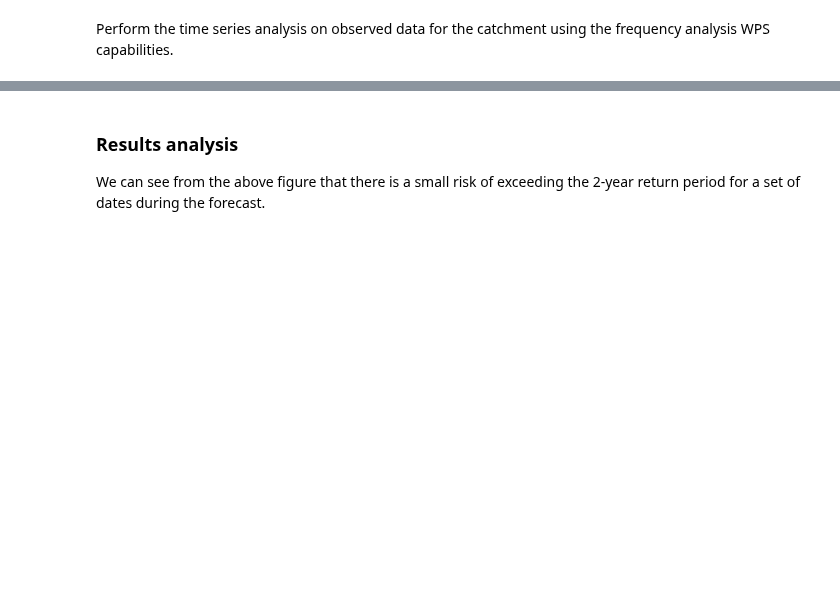
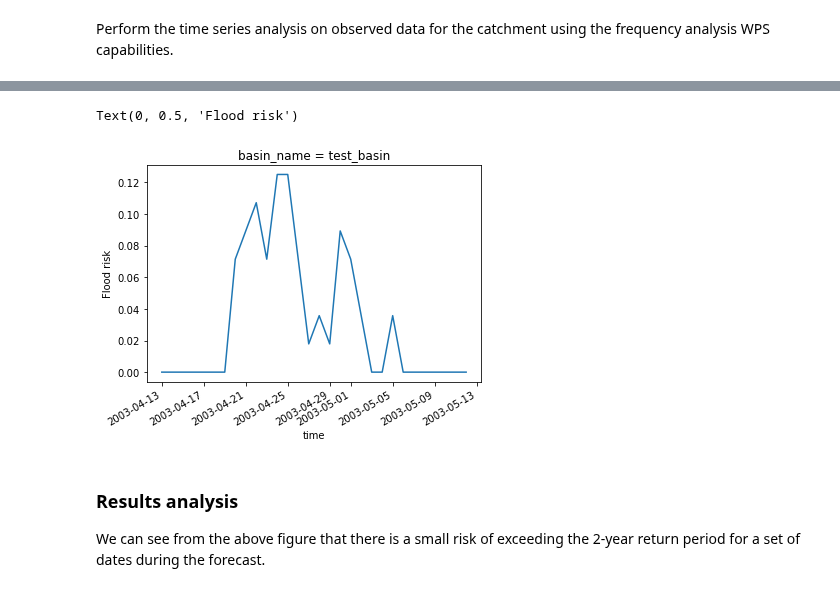
Before and after one commit to Ouranosinc/raven, a Jupyter notebook: docs/source/notebooks/Assess_probabilisitc_flood_risk.ipynb, the cells around one changed output, grey strips where cells are left out. Saved outputs shown, nothing was run; the diff lists cells and outputs as text; code cells hidden in the pictures; blank space fills up the shorter version.

Commit message:
tweaks to risk nb

```diff
--- a/docs/source/notebooks/Assess_probabilisitc_flood_risk.ipynb
+++ b/docs/source/notebooks/Assess_probabilisitc_flood_risk.ipynb
@@ -40,7 +55,6 @@ Here we will connect to the WPS server that performs hydrological modelling and
 # %%
-# Boilerplate, please ignore this
-url = os.environ.get("WPS_URL", "https://pavics.ouranos.ca/twitcher/ows/proxy/raven/wps")
-wps = WPSClient(url)
+raven_url = os.environ.get("WPS_URL", "https://pavics.ouranos.ca/twitcher/ows/proxy/raven/wps")
+wps = WPSClient(raven_url)
 tmp = Path(tempfile.mkdtemp())
 # %%
 # Define some of the catchment properties. Could also be replaced by a call to the properties WPS.
@@ -80,16 +102,21 @@ resp = wps.climatology_esp(fdate,
 # %%
 # Now compute the flood risk given the probabilistic forecast and the threshold associated to the 2-year return
 # period.
 
-# Get 2-year return period from the frequency analysis
-threshold=out.sel(return_period=2).q1maxannual.values
+
+threshold = out.sel(return_period=2).q1maxannual.values
 
 # Run the flood forecast WPS to extract the probability of exceedance
-resp_floodrisk=wps.forecast_floodrisk(fcst=forecast_url, name='q_sim', flood_level=threshold)
+resp_floodrisk = wps.forecast_floodrisk(fcst=forecast_url, name='q_sim', flood_level=threshold)
 [flood_risk] = resp_floodrisk.get(asobj=True)
 
 # Extract the data and plot
-flood_risk.q_sim.plot()
+fig, ax = plt.subplots(1)
+l = flood_risk.q_sim.plot()
+ax.set_ylabel("Flood risk")
+# %% [output]
+Text(0, 0.5, 'Flood risk')
+[figure, added]
 # %% [markdown]
 ### Results analysis
 We can see from the above figure that there is a small risk of exceeding the 2-year return period for a set of dates during the forecast.
```
Also changed, not shown: parts of 7 cells of this notebook.
